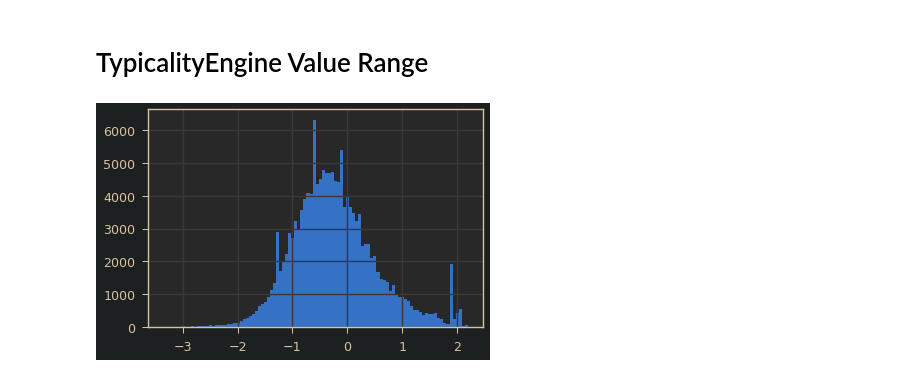
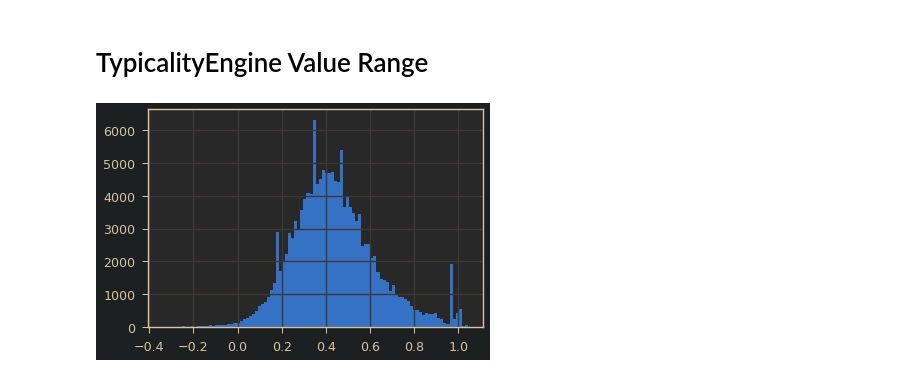
Before and after one commit to valevo/SABIO, a Jupyter notebook: backend/v0_4/dev.ipynb, the cells around one changed output. Cells and saved outputs as stored; diff of their text form; code cells hidden in the pictures.

```diff
--- a/backend/v0_4/dev.ipynb
+++ b/backend/v0_4/dev.ipynb
@@ -218,7 +219,7 @@ import seaborn as sns
 scores = pd.read_csv("/home/valentin/Desktop/scores.csv").set_index("ObjectID")["score"]
 score_details = pd.read_csv("/home/valentin/Desktop/score_details.csv").set_index("ObjectID")
 # %%
-# plt.hist(scores, bins=100)
-_=plt.hist((1/scores)-1, bins=100)
+_=plt.hist(scores, bins=100)
+# _=plt.hist((1/scores)-1, bins=100)
 # %% [output]
-[figure, old version]
+[figure, new version]
```
Also changed, not shown: parts of 29 cells of this notebook, 3 other files.
